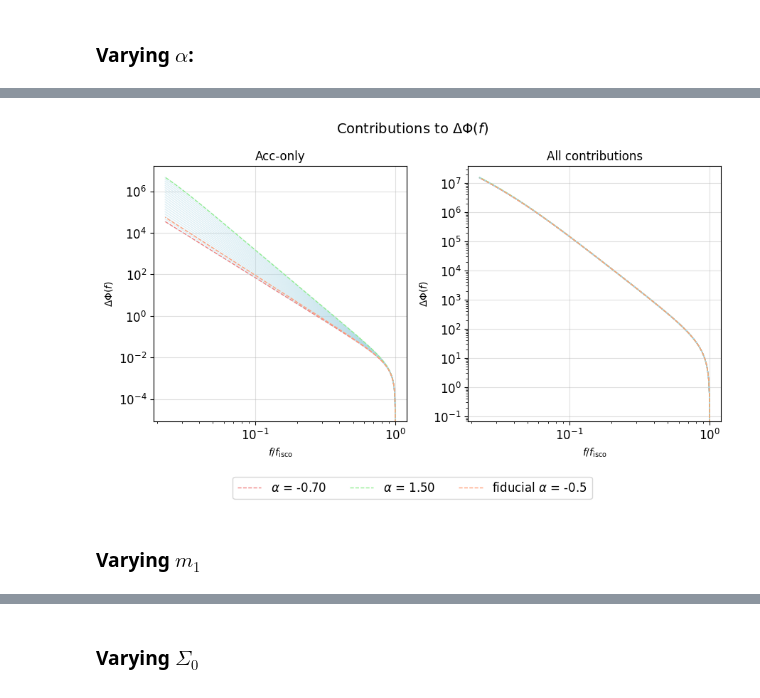
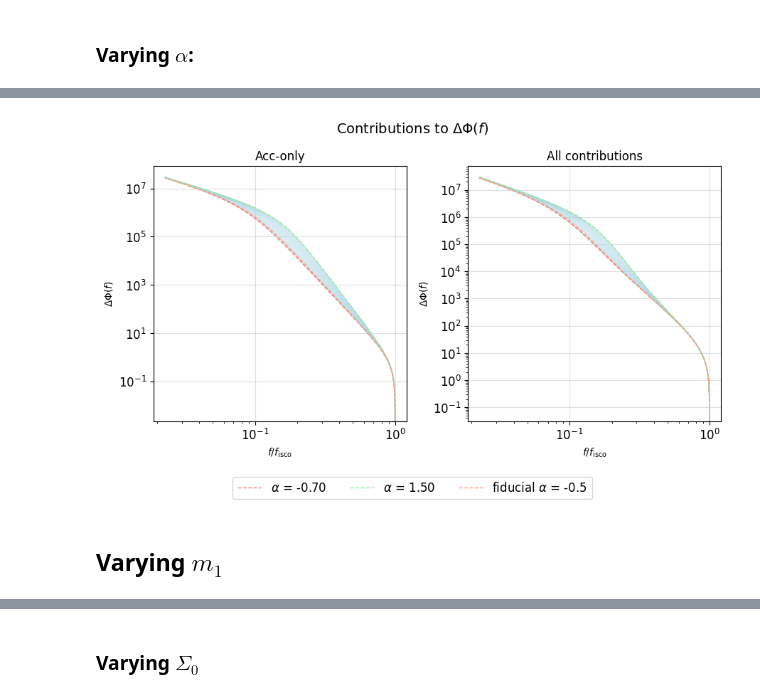
Before and after one commit to nicolegrillo/BinaryEvolution, a Jupyter notebook: Phase_extraction_CLASS+params.ipynb, the cells around one changed output, grey strips where cells are left out. Cells and saved outputs as stored; diff of their text form; code cells hidden in the pictures.

Commit message:
minor changes to plots

```diff
--- a/Phase_extraction_CLASS+params.ipynb
+++ b/Phase_extraction_CLASS+params.ipynb
@@ -381,4 +125,0 @@ Frequency grid goes from  1.0  r_isco to  12.435324557708725  r_isco.
-# %%
-# Evaluate the frequencies
-freqs = phase_model.frequency(r_grid)
-f_isco = phase_model.frequency(r_isco)
@@ -646,45 +860,54 @@ plt.show()
+# %%
+# Calculate phase to coalescence
+
+phase_gw = phase_f(freqs, df_dt(vacuum_binary.df_dr(r_grid), vacuum_binary.dot_r_gw(r_grid)))
+phase_acc = [phase_f(freqs, df_dt(vacuum_binary.df_dr(r_grid), accretion_disk_alpha[i].dot_r_acc(r_grid) + vacuum_binary.dot_r_gw(r_grid))) for i in range(0, len(accretion_disk_alpha))]
+phase_dm_eff = phase_f(freqs, df_dt(vacuum_binary.df_dr(r_grid), dark_matter.dot_r_dm_eff(r_grid)))
+phase_all = [phase_f(freqs, df_dt(vacuum_binary.df_dr(r_grid), dark_matter.dot_r_dm_eff(r_grid) + accretion_disk_alpha[i].dot_r_acc(r_grid))) for i in range(0, len(accretion_disk_alpha))]
+# %%
+# Fiducial value
+
+phase_acc_fiducial = phase_f(freqs, df_dt(vacuum_binary.df_dr(r_grid), accretion_disk.dot_r_acc(r_grid) + vacuum_binary.dot_r_gw(r_grid)))
+phase_dm_fiducial = phase_f(freqs, df_dt(vacuum_binary.df_dr(r_grid), dark_matter.dot_r_dm_eff(r_grid)))
+phase_all_fiducial = phase_f(freqs, df_dt(vacuum_binary.df_dr(r_grid), dark_matter.dot_r_dm_eff(r_grid) + accretion_disk.dot_r_acc(r_grid)))
 # %%
 # Dephasing:
 
 fig, axs = plt.subplots(1, 2, figsize=(9,5))
 
 plt.suptitle('Contributions to $\Delta\Phi(f)$', fontsize=14)
 
-for i in range(0, len(phi_acc_s)):
-    axs[0].loglog(freqs/f_isco, phi_acc_s[i] - phi_gw_s[i], c='lightblue', linestyle='-', linewidth=1, alpha=0.4)
+for i in range(0, len(phase_acc)):
+    axs[0].loglog(freqs/f_isco, phase_acc[i] - phase_gw, c='lightblue', linestyle='-', linewidth=1, alpha=0.4)
 
-axs[0].loglog(freqs/f_isco, phi_acc_s[0] - phi_gw_s[0], label=fr'$\alpha$ = {alpha_vals[0]:.2f}', linestyle='--', linewidth=1, c='lightcoral')
-axs[0].loglog(freqs/f_isco, phi_acc_s[-1] - phi_gw_s[-1], label=fr'$\alpha$ = {alpha_vals[-1]:.2f}', linestyle='--', linewidth=1, c='lightgreen')
-axs[0].loglog(freqs/f_isco, phi_acc - phi_gw, label=fr'fiducial $\alpha$ = -0.5', linestyle='--', linewidth=1, c='lightsalmon')
-#axs[0].axvline(x=1, c='green', label='$f_{\mathrm{isco}}$', linestyle='-.', linewidth=1)
+axs[0].loglog(freqs/f_isco, phase_acc[0] - phase_gw, label=fr'$\alpha$ = {alpha_vals[0]:.2f}', linestyle='--', linewidth=1, c='lightcoral')
+axs[0].loglog(freqs/f_isco, phase_acc[-1] - phase_gw, label=fr'$\alpha$ = {alpha_vals[-1]:.2f}', linestyle='--', linewidth=1, c='lightgreen')
+axs[0].loglog(freqs/f_isco, phase_acc_fiducial - phase_gw, label=fr'fiducial $\alpha$ = -0.5', linestyle='--', linewidth=1, c='lightsalmon')
 axs[0].set_xlabel('$f/f_{\mathrm{isco}}$', fontsize=10)  # Increase x-label font size
 axs[0].set_ylabel(r'$\Delta\Phi(f)$', fontsize=10)  # Add y-label with increased font size
 axs[0].tick_params(axis='x', labelsize=12)  # Increase tick font size for x-axis
 axs[0].tick_params(axis='y', labelsize=12)  # Increase tick font size for y-axis
 axs[0].grid(True, alpha=0.4)  # Add gridlines
 axs[0].set_title('Acc-only')  # Add gridlines
-#axs[0, 0].ticklabel_format(scilimits=(-2,2), useMathText=True)
 
-for i in range(0, len(phi_acc_s)):
-    axs[1].loglog(freqs/f_isco, phi_all_s[i] - phi_gw_s[i], c='lightblue', linestyle='-', linewidth=1, alpha=0.4)
+for i in range(0, len(phase_acc)):
+    axs[1].loglog(freqs/f_isco, phase_all[i] - phase_gw, c='lightblue', linestyle='-', linewidth=1, alpha=0.4)
 
-axs[1].loglog(freqs/f_isco, phi_all_s[0] - phi_gw_s[0], linestyle='--', linewidth=1, c='lightcoral')
-axs[1].loglog(freqs/f_isco, phi_all_s[-1] - phi_gw_s[-1], linestyle='--', linewidth=1, c='lightgreen')
-axs[1].loglog(freqs/f_isco, phi_all - phi_gw, linestyle='--', linewidth=1, c='lightsalmon')
-#axs[1].axvline(x=1, c='green', linestyle='-.', linewidth=1)
+axs[1].loglog(freqs/f_isco, phase_all[0] - phase_gw, linestyle='--', linewidth=1, c='lightcoral')
+axs[1].loglog(freqs/f_isco, phase_all[-1] - phase_gw, linestyle='--', linewidth=1, c='lightgreen')
+axs[1].loglog(freqs/f_isco, phase_all_fiducial - phase_gw, linestyle='--', linewidth=1, c='lightsalmon')
 axs[1].set_xlabel('$f/f_{\mathrm{isco}}$', fontsize=10)  # Increase x-label font size
 axs[1].set_ylabel(r'$\Delta\Phi(f)$', fontsize=10)  # Add y-label with increased font size
 axs[1].tick_params(axis='x', labelsize=12)  # Increase tick font size for x-axis
 axs[1].tick_params(axis='y', labelsize=12)  # Increase tick font size for y-axis
 axs[1].grid(True, alpha=0.4)  # Add gridlines
 axs[1].set_title('All contributions')
-#axs[0, 1].ticklabel_format(scilimits=(-2,2), useMathText=True)
 
 fig.legend(loc='lower center', bbox_to_anchor=(0.5, -0.1, 0., 0.5), ncol=6, labelspacing=0.3, fontsize='large')
 fig.tight_layout()
 plt.savefig('results-images/gamma_accretion_DELTA_phi.png')
 plt.show()
 # %% [output]
-[figure, old version]
+[figure, new version]
 # %% [markdown]
-### Varying $m_1$
+## Varying $m_1$
```
Also changed, not shown: parts of 59 cells of this notebook, 1 other file.
